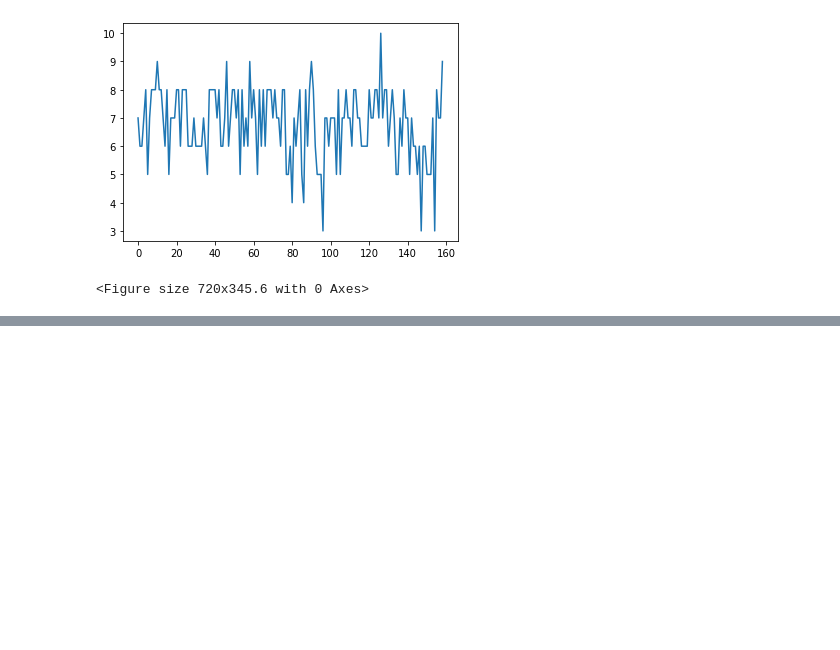
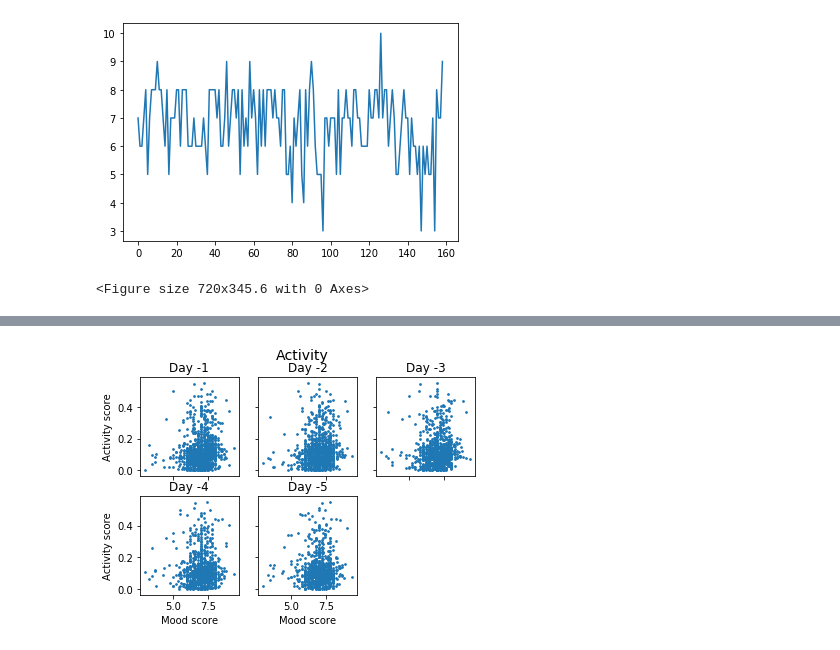
Before and after one commit to BenDickens/Data_Mining_TechniquesVU, a Jupyter notebook: Exploring_data_matplotlib.ipynb, the cells around one changed output, grey strips where cells are left out. Drawn from its saved outputs; the diff is of its cells as text; code cells hidden in the pictures; blank space fills up the shorter version.

```diff
--- a/Exploring_data_matplotlib.ipynb
+++ b/Exploring_data_matplotlib.ipynb
@@ -137,0 +129,4 @@ for patient in patients:
+# %%
+get_plots(foldername, 'activity', 'Activity')
+# %% [output]
+[figure, added]
```
Also changed, not shown: parts of 28 cells of this notebook.
